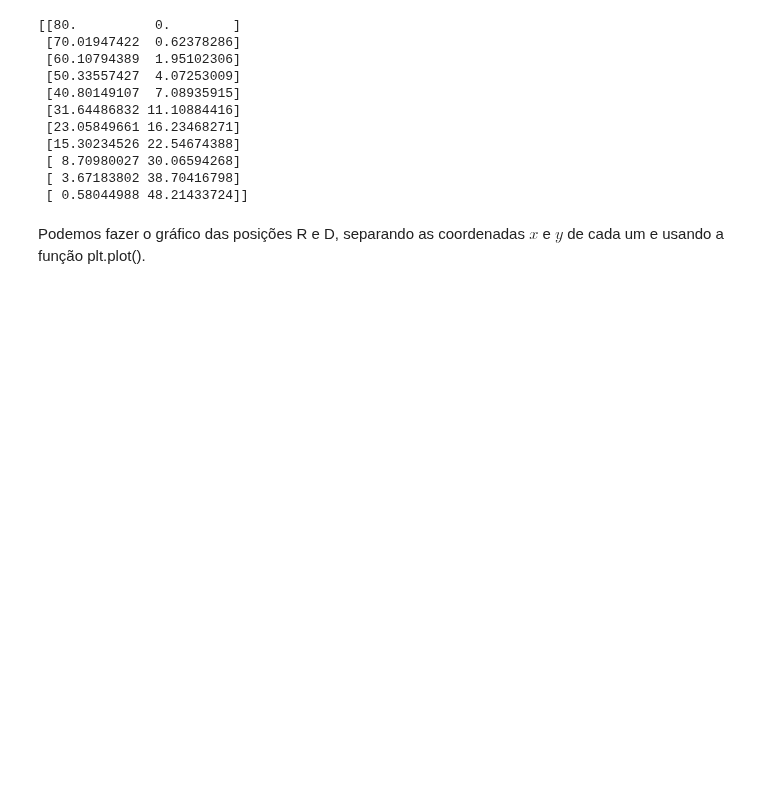
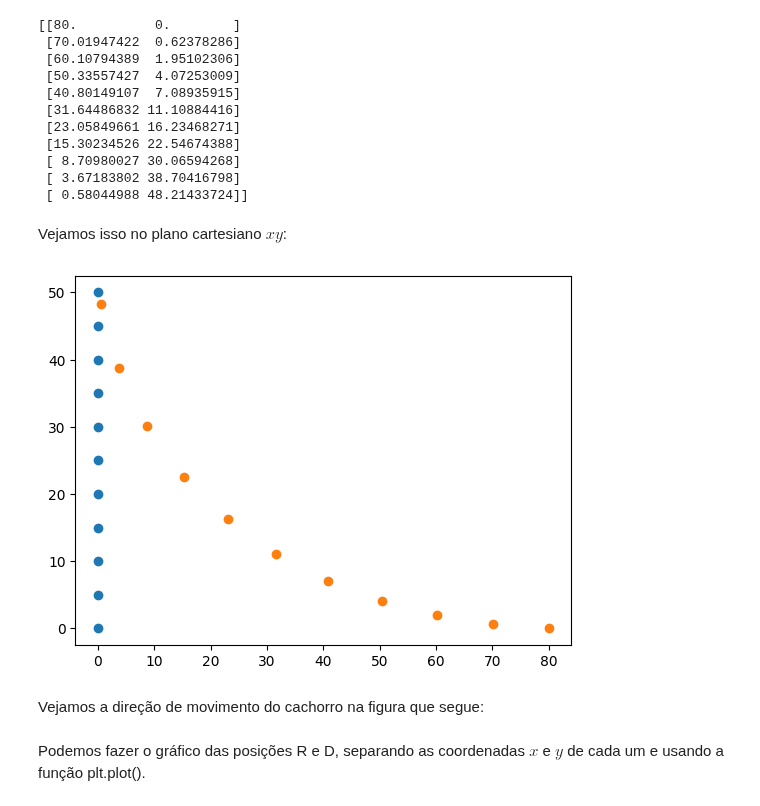
Before and after one commit to j-claudinei-f/j-claudinei-f, a Jupyter notebook: Cachorro_coelho_introducao_EDO.ipynb, the cells around one changed output. Cells and saved outputs as stored; diff of their text form; code cells hidden in the pictures; blank space fills up the shorter version.

```diff
--- a/Cachorro_coelho_introducao_EDO.ipynb
+++ b/Cachorro_coelho_introducao_EDO.ipynb
@@ -93,6 +108,20 @@ print(Dog(n=10))
  [ 8.70980027 30.06594268]
  [ 3.67183802 38.70416798]
  [ 0.58044988 48.21433724]]
+# %% [markdown]
+Vejamos isso no plano cartesiano $xy$:
+# %%
+dadosd=np.transpose(Dog(n=10))   # np.transpose(A) transpõe a matriz A.
+xd=dadosd[0]
+yd=dadosd[1]
+
+plt.plot(x,y,'o')
+plt.plot(xd,yd,'o')
+plt.show()
+# %% [output]
+[figure, added]
+# %% [markdown]
+Vejamos a direção de movimento do cachorro na figura que segue:
 # %% [markdown]
 Podemos fazer o gráfico das posições R e D, separando as coordenadas $x$ e $y$ de cada um e usando a função plt.plot().
 # %%
```
Also changed, not shown: parts of 4 cells of this notebook.
